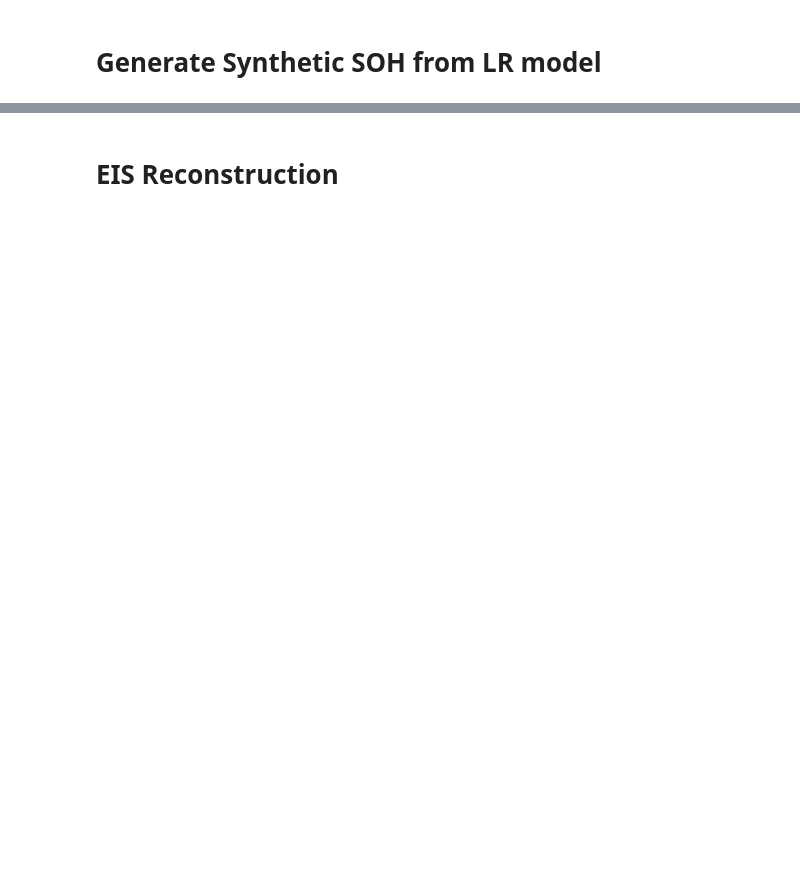
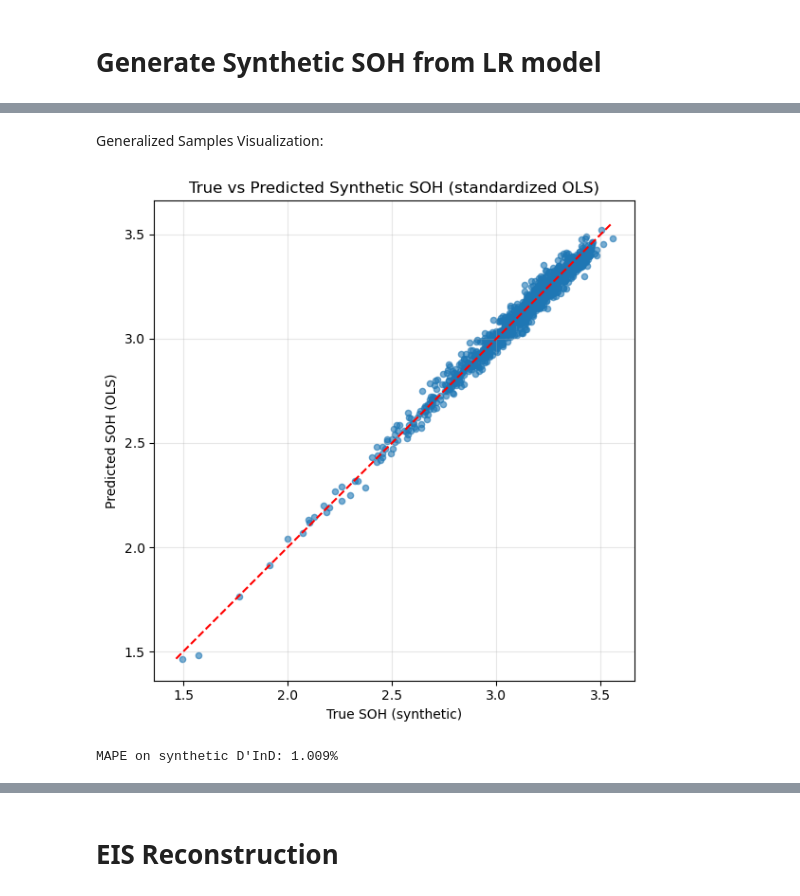
Before and after one commit to ZxZhang914/ECM-battery-research, a Jupyter notebook: Synthetic_Data_Generation/baseline_framework.ipynb, the cells around one changed output, grey strips where cells are left out. Drawn from its saved outputs; the diff is of its cells as text; code cells hidden in the pictures; blank space fills up the shorter version.

Commit message:
progress save: baseline synthetic data generation walkthrough

```diff
--- a/Synthetic_Data_Generation/baseline_framework.ipynb
+++ b/Synthetic_Data_Generation/baseline_framework.ipynb
@@ -619,0 +610,41 @@ df_theta_sim_ood[['R0', 'R1', 'R2', 'R3', 'SOH_sim']].head()
+# %% [markdown]
+Generalized Samples Visualization:
+# %%
+df_sim_std = standardize_predictors(df_theta_sim_ind, scaler_stats)
+
+# Build standardized design matrix for synthetic data
+X_sim_z = df_sim_std[['R0_z', 'R1_z', 'R2_z', 'R3_z']]
+X_sim_z_sm = sm.add_constant(X_sim_z)
+
+# Predict SOH
+df_sim_std["SOH_pred_OLS"] = ols_model.predict(X_sim_z_sm)
+plt.figure(figsize=(7,6))
+
+plt.scatter(
+    df_sim_std["SOH_sim"],
+    df_sim_std["SOH_pred_OLS"],
+    s=20, alpha=0.6
+)
+
+# 45° line
+low = min(df_sim_std["SOH_sim"].min(), df_sim_std["SOH_pred_OLS"].min())
+high = max(df_sim_std["SOH_sim"].max(), df_sim_std["SOH_pred_OLS"].max())
+plt.plot([low, high], [low, high], 'r--')
+
+plt.xlabel("True SOH (synthetic)")
+plt.ylabel("Predicted SOH (OLS)")
+plt.title("True vs Predicted Synthetic SOH (standardized OLS)")
+plt.grid(alpha=0.3)
+plt.axis("square")
+plt.tight_layout()
+plt.show()
+
+
+y_true_sim = df_sim_std['SOH_sim'].values
+y_pred_sim = df_sim_std['SOH_pred_OLS'].values
+
+mape_sim = np.mean(np.abs((y_true_sim - y_pred_sim) / y_true_sim)) * 100
+print(f"MAPE on synthetic D'InD: {mape_sim:.3f}%")
+# %% [output]
+[figure, added]
+MAPE on synthetic D'InD: 1.009%
```
Also changed, not shown: parts of 19 cells of this notebook, 1 other file.
